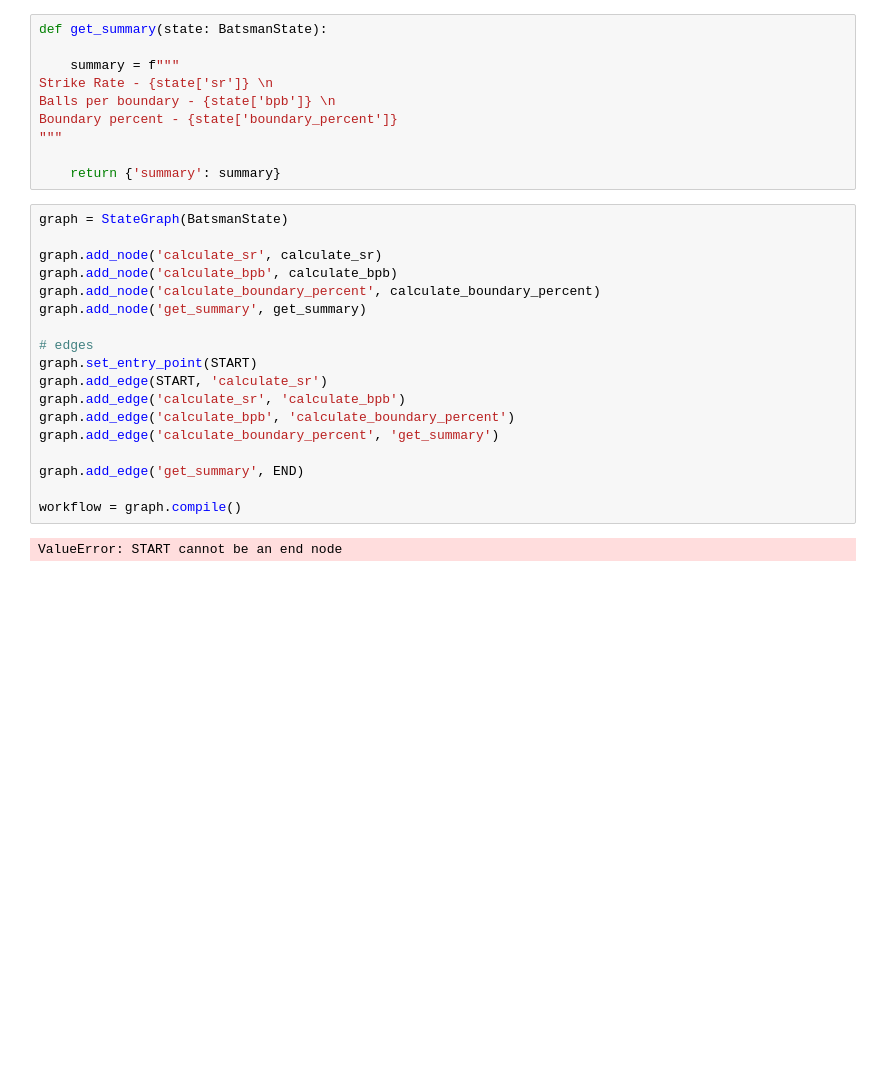
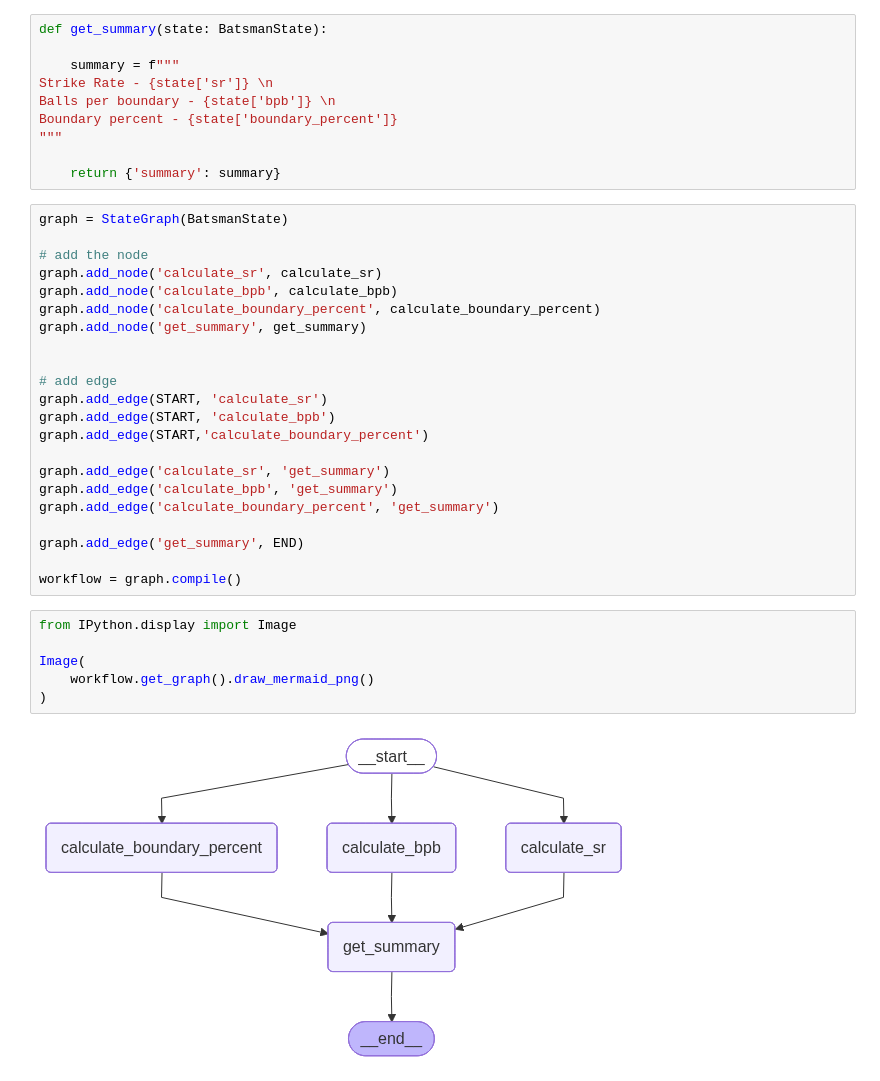
Before and after one commit to rahul6796/LangGraph, a Jupyter notebook: 5_batsman_parallel_workflow.ipynb, the cells around one changed output. Drawn from its saved outputs; the diff is of its cells as text; blank space fills up the shorter version.

```diff
--- a/5_batsman_parallel_workflow.ipynb
+++ b/5_batsman_parallel_workflow.ipynb
@@ -44,20 +44,30 @@ Boundary percent - {state['boundary_percent']}
 # %%
 graph = StateGraph(BatsmanState)
 
+# add the node
 graph.add_node('calculate_sr', calculate_sr)
 graph.add_node('calculate_bpb', calculate_bpb)
 graph.add_node('calculate_boundary_percent', calculate_boundary_percent)
 graph.add_node('get_summary', get_summary)
 
-# edges
-graph.set_entry_point(START)
+
+# add edge
 graph.add_edge(START, 'calculate_sr')
-graph.add_edge('calculate_sr', 'calculate_bpb')
-graph.add_edge('calculate_bpb', 'calculate_boundary_percent')
+graph.add_edge(START, 'calculate_bpb')
+graph.add_edge(START,'calculate_boundary_percent')
+
+graph.add_edge('calculate_sr', 'get_summary')
+graph.add_edge('calculate_bpb', 'get_summary')
 graph.add_edge('calculate_boundary_percent', 'get_summary')
 
 graph.add_edge('get_summary', END)
 
 workflow = graph.compile()
-# %% [output]
-ValueError: START cannot be an end node
+# %%
+from IPython.display import Image
+
+Image(
+    workflow.get_graph().draw_mermaid_png()
+)
+# %% [output]
+[figure, added]
```
Also changed, not shown: parts of 1 cell of this notebook, 7 other files.
